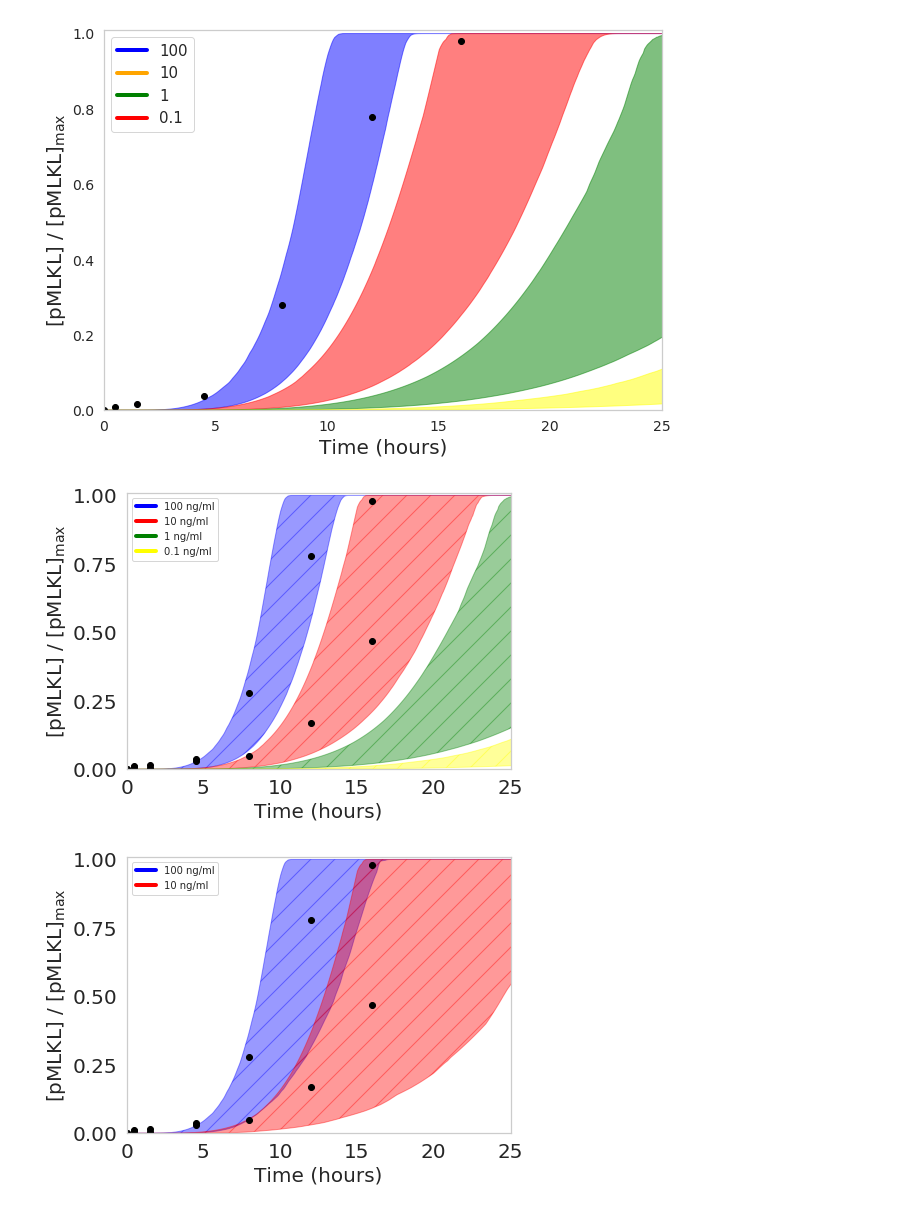
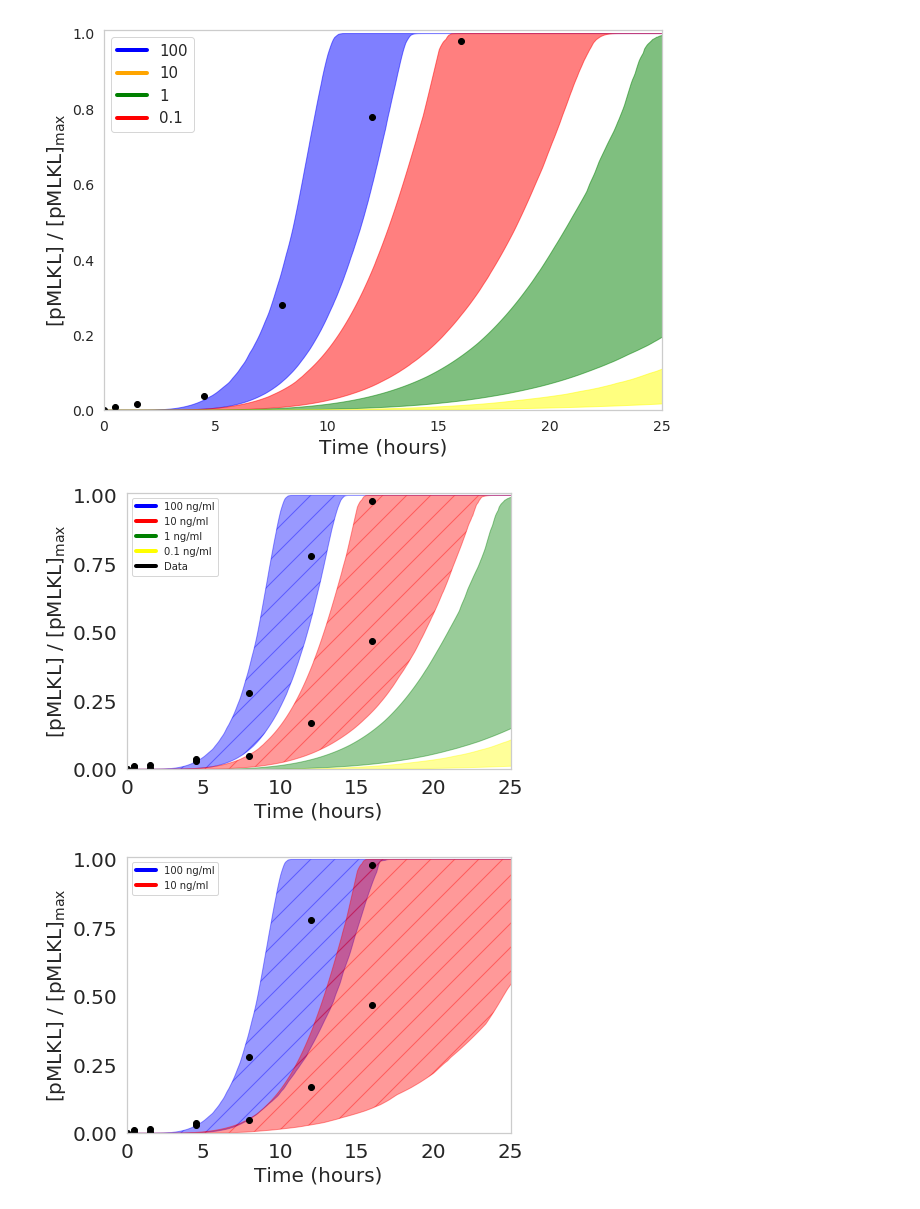
Before and after one commit to LoLab-MSM/NERM, a Jupyter notebook: model_analysis/nerm_allclus_survivalfits_pmlkl.ipynb, the cells around one changed output. Saved outputs shown, nothing was run; the diff lists cells and outputs as text; code cells hidden in the pictures.

```diff
--- a/model_analysis/nerm_allclus_survivalfits_pmlkl.ipynb
+++ b/model_analysis/nerm_allclus_survivalfits_pmlkl.ipynb
@@ -776,43 +776,44 @@ for obs_pair, colour in obs_to_plot3.items():
                     quantile_data.loc[:, lower_quantile]/5544,
                     quantile_data.loc[:, upper_quantile]/5544,
                     color=colour,
-                    alpha=0.40,hatch='/')
+                    alpha=0.40)
 
 for obs_pair, colour in obs_to_plot4.items():
     obs, group = obs_pair
     # Calculate 10%, 50%, and 90% quantiles for observable
     quantile_data = df4[obs].loc[group].groupby(['time']).quantile(
         q=[lower_quantile, median, upper_quantile]).unstack()
     time_hrs = quantile_data.index / 60
     # Plot the median line (50% quantile) for the observable
 #     ax.plot(time_hrs, quantile_data.loc[:, median], color=colour)
     # Plot the 10% and 90% quantiles as an envelope
     ax.fill_between(time_hrs,
                     quantile_data.loc[:, lower_quantile]/5544,
                     quantile_data.loc[:, upper_quantile]/5544,
                     color=colour,
-                    alpha=0.40,hatch='/')
+                    alpha=0.40)
 # plt.title('Model fitting across all TNF doses with Exp. Data',fontsize=14) # Title
 plt.ylabel(r"[pMLKL] / [pMLKL]$_\mathrm{max}$", fontsize = 20)
 plt.xlabel('Time (hours)', fontsize = 20) # X label
 plt.xlim(xmin = 0, xmax =25)
 plt.ylim(ymin = 0, ymax = 1.01)
 #100 TNF
 plt.scatter(x/60, y100, color = 'black')
 plt.scatter(x/60, y10, color = 'black')
 ax.set_yticks([0, 0.25, 0.5, 0.75, 1.0])
 ax.tick_params(axis='both', which='major', labelsize=20)
 custom_lines = [Line2D([0], [0], color='blue', lw=4),
                Line2D([0], [0], color='red', lw=4),
                Line2D([0], [0], color='green', lw=4),
-               Line2D([0], [0], color='yellow', lw=4)]
-plt.legend(custom_lines, ['100 ng/ml', '10 ng/ml', '1 ng/ml','0.1 ng/ml'], prop={'size': 10}, loc = 'upper left')
+               Line2D([0], [0], color='yellow', lw=4),
+               Line2D([0], [0], color='black', lw=4)]
+plt.legend(custom_lines, ['100 ng/ml', '10 ng/ml', '1 ng/ml','0.1 ng/ml', 'Data'], prop={'size': 10}, loc = 'upper left')
 plt.grid(False)
 plt.tight_layout()
 fig.savefig('nerm_allpars_5720_wdata_alltnfwscatter.pdf')
 plt.show()
 # %% [output]
-[figure, old version]
+[figure, new version]
 # %%
 x1001 = np.array([0, 30, 90, 270])
 x1002 = np.array([480, 720, 960])
```
Also changed, not shown: 4 other files.
